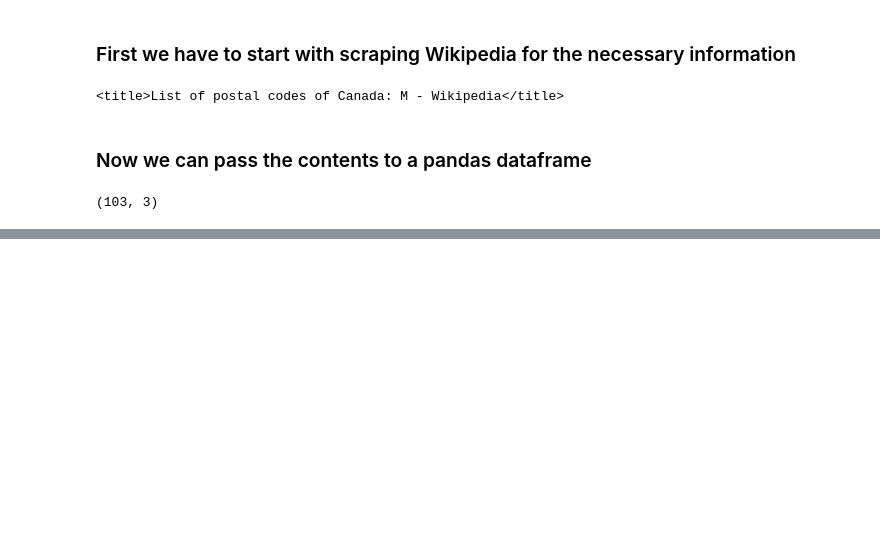
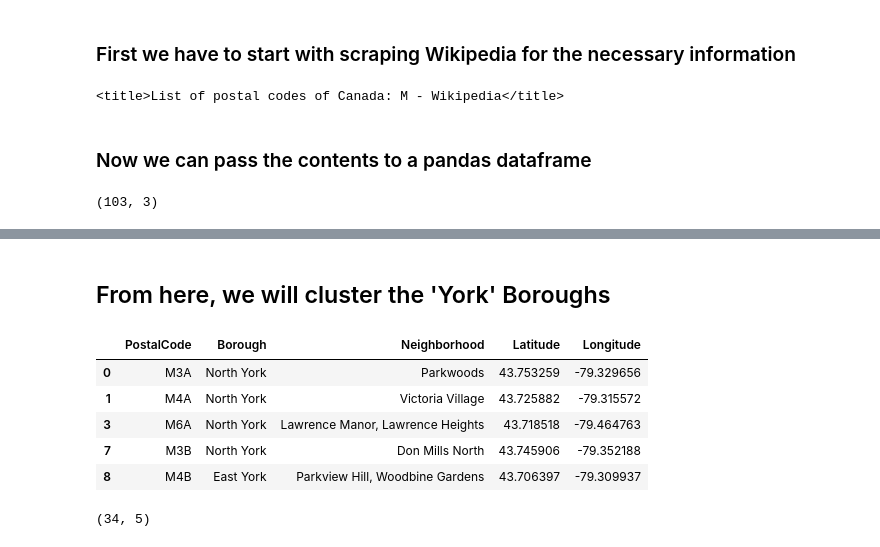
Before and after one commit to eric-collins/Coursera_Capstone, a Jupyter notebook: IBM_Datascience_Final.ipynb, the cells around one changed output, grey strips where cells are left out. Drawn from its saved outputs; the diff is of its cells as text; code cells hidden in the pictures; blank space fills up the shorter version.

```diff
--- a/IBM_Datascience_Final.ipynb
+++ b/IBM_Datascience_Final.ipynb
@@ -40,0 +74,16 @@ df.shape
+# %% [markdown]
+## From here, we will cluster the 'York' Boroughs
+# %%
+yorks = df[df['Borough'].str.contains('York',regex=False)]
+yorks.head()
+# %% [output]
+|  | PostalCode | Borough | Neighborhood | Latitude | Longitude |
+| 0 | M3A | North York | Parkwoods | 43.753259 | -79.329656 |
+| 1 | M4A | North York | Victoria Village | 43.725882 | -79.315572 |
+| 3 | M6A | North York | Lawrence Manor, Lawrence Heights | 43.718518 | -79.464763 |
+| 7 | M3B | North York | Don Mills North | 43.745906 | -79.352188 |
+| 8 | M4B | East York | Parkview Hill, Woodbine Gardens | 43.706397 | -79.309937 |
+# %%
+yorks.shape
+# %% [output]
+(34, 5)
```
Also changed, not shown: parts of 12 cells of this notebook, 1 other file.
